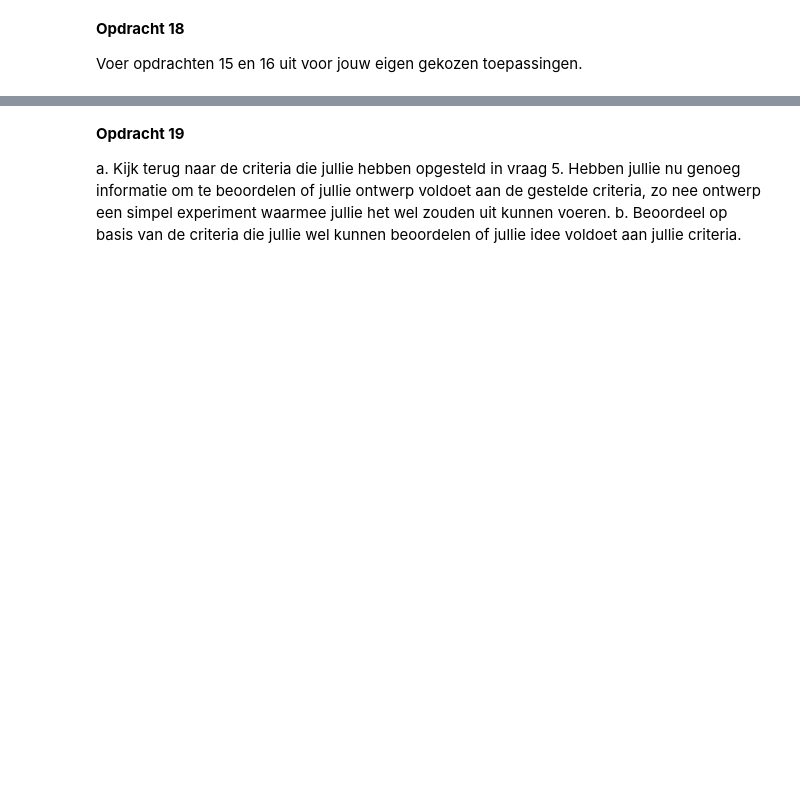
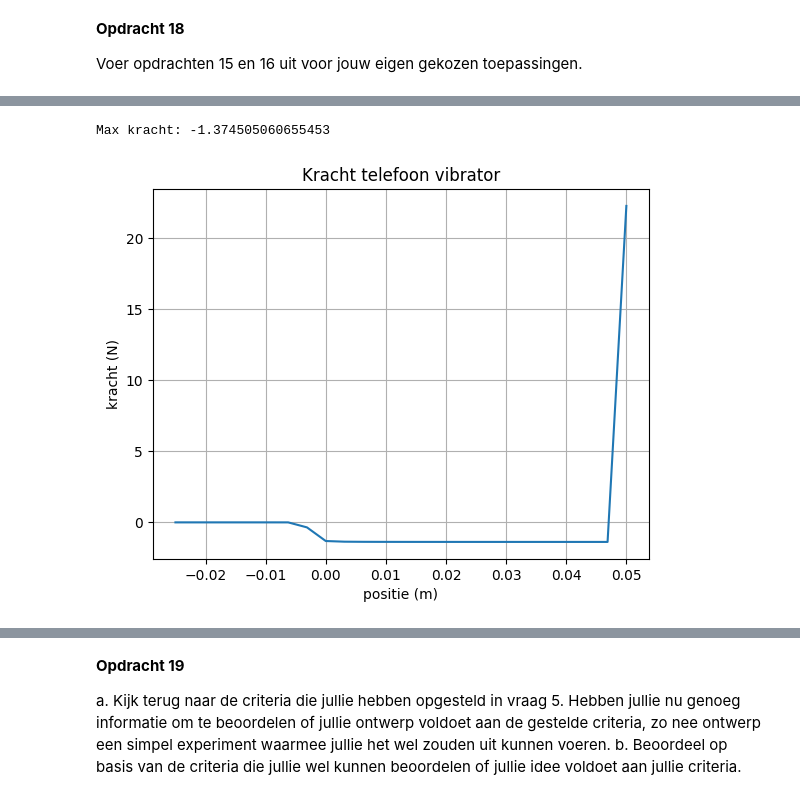
Before and after one commit to AragonMvD/opdrachten-DEF-Day, a Jupyter notebook: 2KrachtactuatorOpdracht/2KrachtactuatorOpdracht/KrachtactuatorOpdracht.ipynb, the cells around one changed output, grey strips where cells are left out. Saved outputs shown, nothing was run; the diff lists cells and outputs as text; code cells hidden in the pictures; blank space fills up the shorter version.

```diff
--- a/2KrachtactuatorOpdracht/2KrachtactuatorOpdracht/KrachtactuatorOpdracht.ipynb
+++ b/2KrachtactuatorOpdracht/2KrachtactuatorOpdracht/KrachtactuatorOpdracht.ipynb
@@ -642 +709,44 @@ Voer opdrachten 15 en 16 uit voor jouw eigen gekozen toepassingen.
+# %%
+# telefoon vibrator
+r_sol = 0.001
+L_sol = 0.1
+aantal_omwent = 200
+
+N = 4000
+n_ax=25
+
+x,y,z = parametrisatie(N,r_sol,aantal_omwent,L_sol)
+r_source = np.vstack((x,y,z)).T
+dl = np.diff(r_source, axis=0)
+
+z_ax=np.linspace(0, 1.5*L_sol/2, n_ax)
+H_ax=np.zeros((n_ax,1))
+
+for i_field in range(n_ax):
+    r_field=np.array([0,0,z_ax[i_field]])
+    Hsimulated=np.array([0,0,0], dtype='float64')
+
+    for i_source in range(1,N):
+        Hsimulated += field_current_element(r_field, r_source[i_source], dl[i_source-1])
+
+    H_ax[i_field,0]=Hsimulated[2]
+
+r_s = r_sol
+L_s = L_sol
+
+Wz=-0.5*np.pi*r_s**2*np.cumsum(np.flipud(H_ax)*mu_r*mu_0*np.flipud(H_ax))*(z_ax[1] - z_ax[0])
+
+force_numerical=np.diff(Wz, n=1, append=[0])/(z_ax[1] - z_ax[0])
+
+plt.figure()
+plt.plot(L_s/2 - z_ax, np.flipud(force_numerical))
+plt.title("Kracht telefoon vibrator")
+plt.xlabel("positie (m)")
+plt.ylabel("kracht (N)")
+plt.grid()
+
+print("Max kracht:", np.min(force_numerical))
+# %% [output]
+Max kracht: -1.374505060655453
+[figure, added]
 # %%
```
Also changed, not shown: parts of 13 cells of this notebook.
